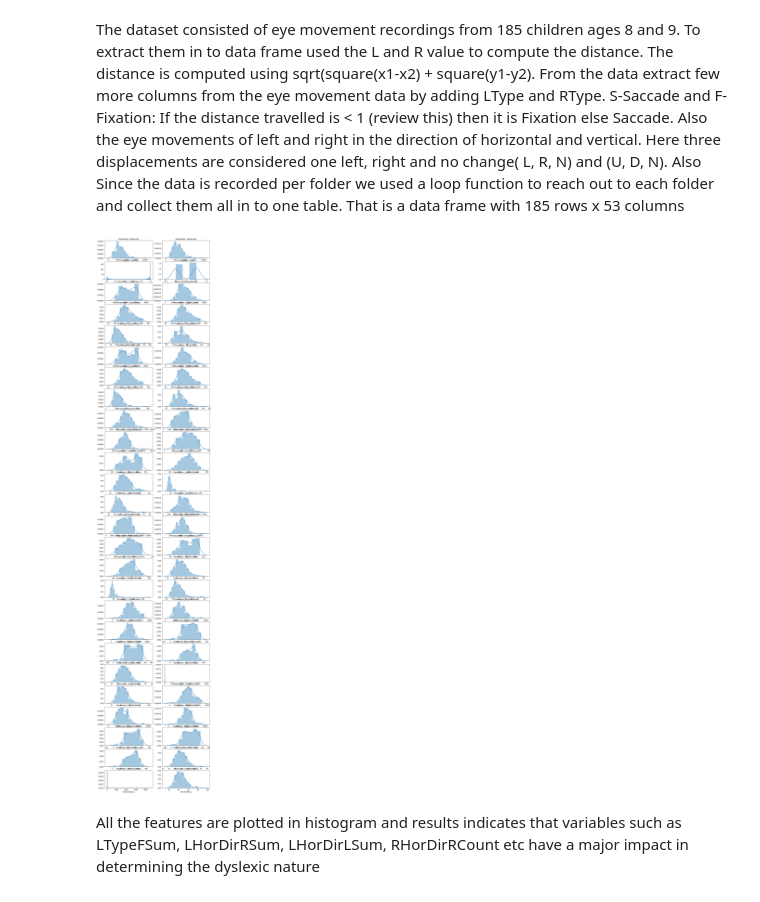
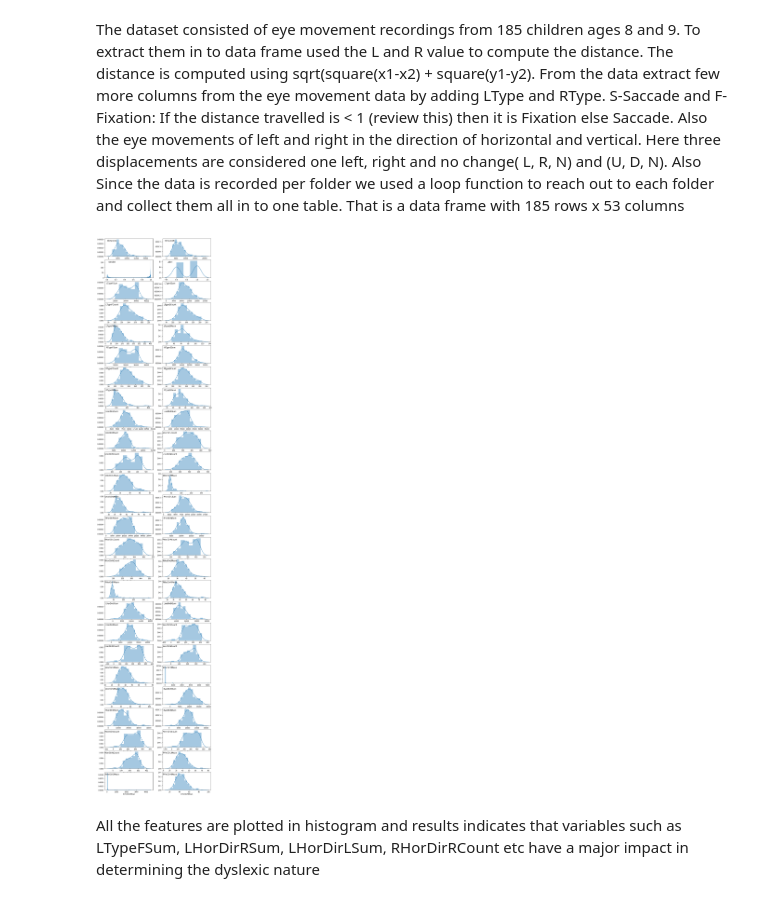
Before and after one commit to harineem1/Springboard01, a Jupyter notebook: Capstone/Capstone 2/Code/Capstone 2 Inference Statistical Data analysis.ipynb, the cells around one changed output. Drawn from its saved outputs; the diff is of its cells as text; code cells hidden in the pictures.

```diff
--- a/Capstone/Capstone 2/Code/Capstone 2 Inference Statistical Data analysis.ipynb
+++ b/Capstone/Capstone 2/Code/Capstone 2 Inference Statistical Data analysis.ipynb
@@ -51,14 +51,14 @@ The dataset consisted of eye movement recordings from 185 children ages 8 and 9.
 # %%
 plt.figure(figsize=(12,64))
 gs = gridspec.GridSpec(26, 2)
 for i, cn in enumerate(df2.columns):
     ax = plt.subplot(gs[i])
     sns.distplot(df[cn].values)
     ax.set_xlabel(cn)
-    ax.set_title('Parameter: ' + str(cn))
+    ax.set_title( str(cn), x=0.15, y=0.8)
 plt.show()
 # %% [output]
-[figure, old version]
+[figure, new version]
 # %% [markdown]
 All the features are plotted in histogram and results indicates that variables such as LTypeFSum, LHorDirRSum, LHorDirLSum, RHorDirRCount etc have a major impact in determining the dyslexic nature
 # %% [markdown]
```
Also changed, not shown: 2 other files.
